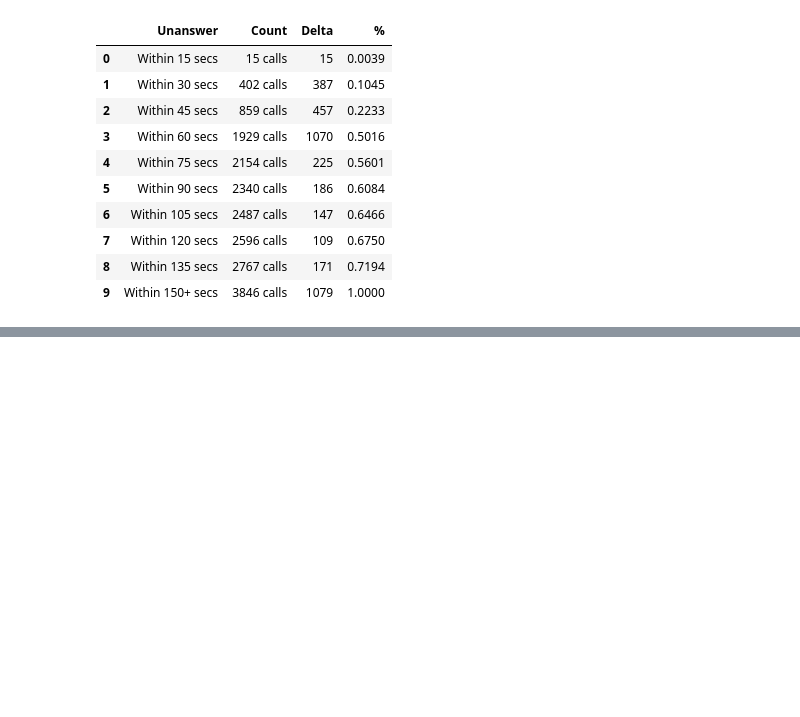
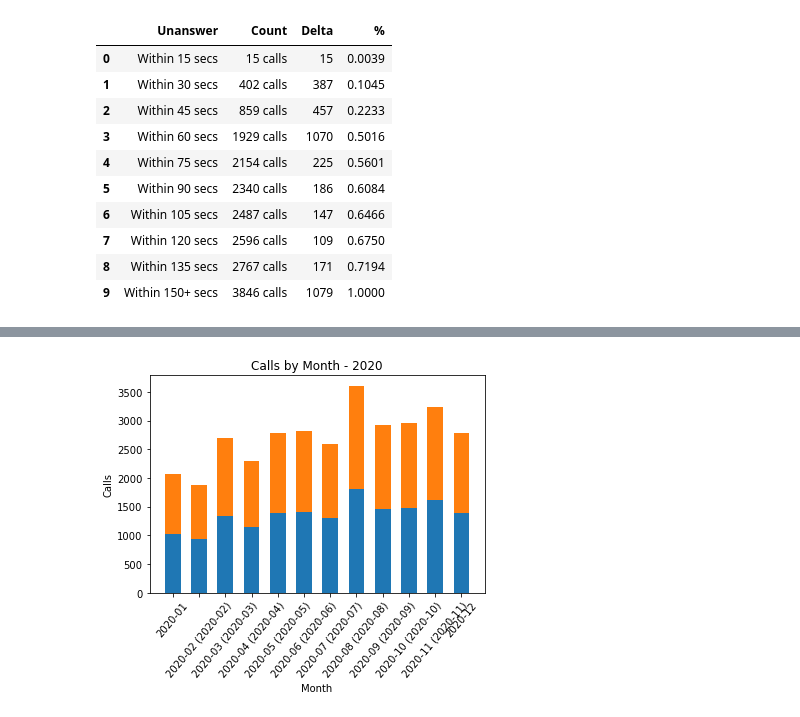
Before and after one commit to NSS-Data-Analytics-Cohort-6/fcs-crisis-sailing-the-seaborn, a Jupyter notebook: notebook/fcs_crisis_calls.ipynb, the cells around one changed output, grey strips where cells are left out. Cells and saved outputs as stored; diff of their text form; code cells hidden in the pictures; blank space fills up the shorter version.

```diff
--- a/notebook/fcs_crisis_calls.ipynb
+++ b/notebook/fcs_crisis_calls.ipynb
@@ -397,0 +390,15 @@ abandon_rate_2022
+# %%
+w = 0.6
+
+# Plot stacked bar chart
+
+plt.bar(month_dist_2020['Month'], month_dist_2020['Answered'], w)
+plt.bar(month_dist_2020['Month'], month_dist_2020['Unanswered'], w, bottom= month_dist_2020['Unanswered'])
+plt.title("Calls by Month - 2020")
+plt.xlabel("Month")
+plt.ylabel("Calls")
+# Display
+plt.xticks(rotation=50)
+plt.show()
+# %% [output]
+[figure, added]
```
Also changed, not shown: parts of 4 cells of this notebook.
